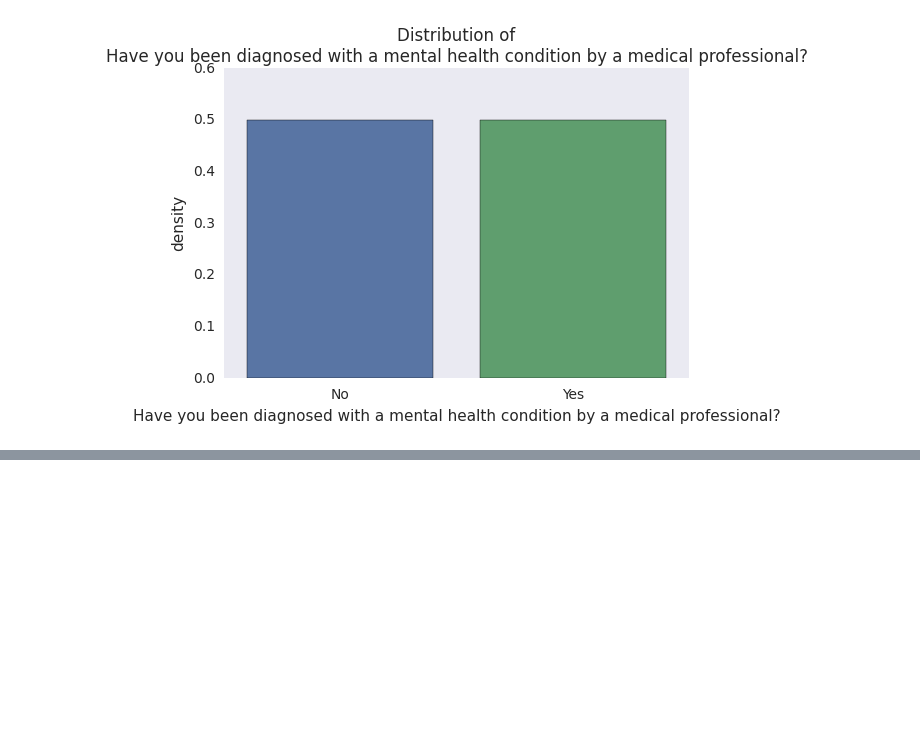
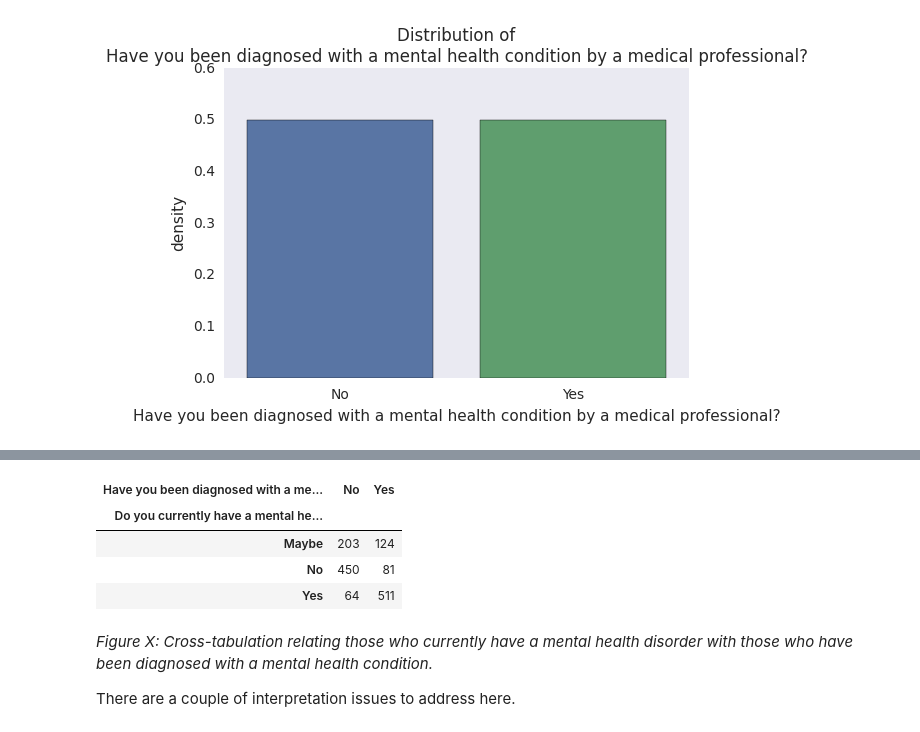
Before and after one commit to PLBMR/mentalHealthDataAnalysis, a Jupyter notebook: osmiMentalHealthInTech/analysis/exploratoryDataAnalysis.ipynb, the cells around one changed output, grey strips where cells are left out. Drawn from its saved outputs; the diff is of its cells as text; code cells hidden in the pictures; blank space fills up the shorter version.

```diff
--- a/osmiMentalHealthInTech/analysis/exploratoryDataAnalysis.ipynb
+++ b/osmiMentalHealthInTech/analysis/exploratoryDataAnalysis.ipynb
@@ -153,0 +201,13 @@ We should now look at the relations
+# %%
+pd.crosstab(responseFrame[nowHaveMHDString],
+            responseFrame[haveBeenDiagnosedString])
+# %% [output]
+| Have you been diagnosed with a me... | No | Yes |
+| Do you currently have a mental he... |  |  |
+| Maybe | 203 | 124 |
+| No | 450 | 81 |
+| Yes | 64 | 511 |
+# %% [markdown]
+_Figure X: Cross-tabulation relating those who currently have a mental health disorder with those who have been diagnosed with a mental health condition._
+
+There are a couple of interpretation issues to address here.
```
Also changed, not shown: parts of 11 cells of this notebook, 2 other files.
